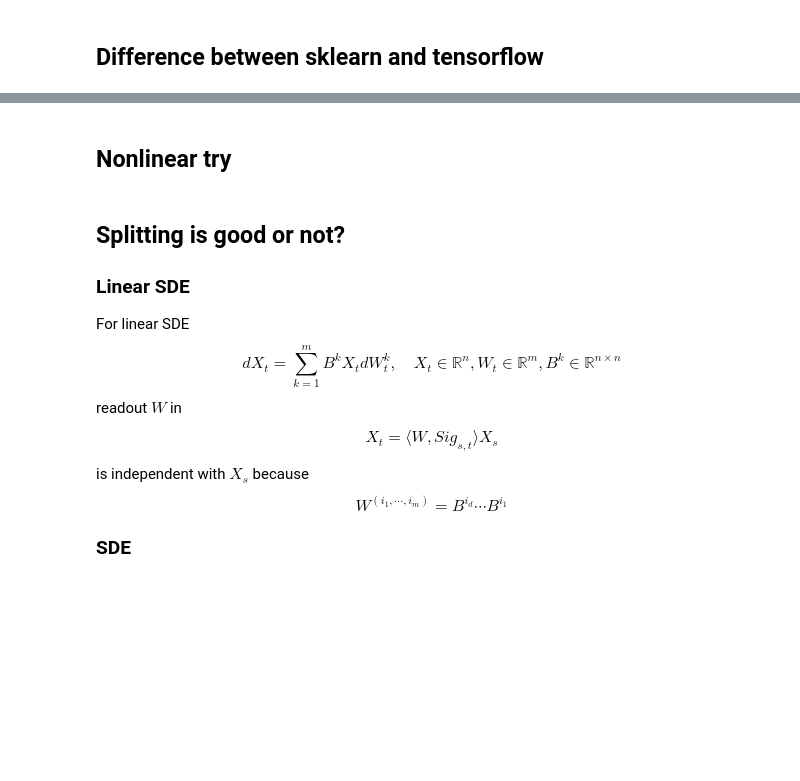
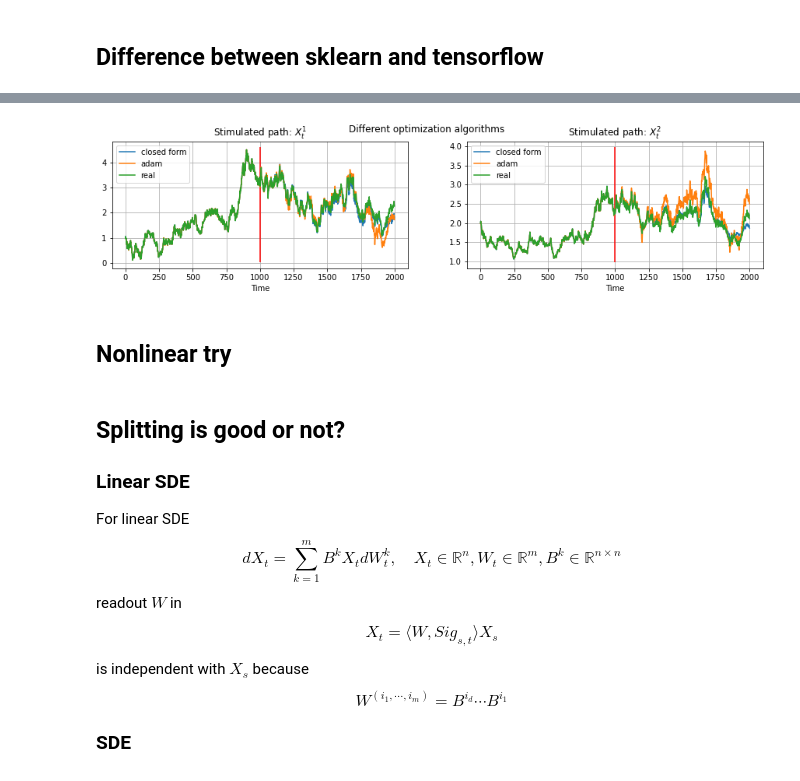
Before and after one commit to justinhou95/market_simulator, a Jupyter notebook: notebooks/resevoir4.ipynb, the cells around one changed output, grey strips where cells are left out. Saved outputs shown, nothing was run; the diff lists cells and outputs as text; code cells hidden in the pictures; blank space fills up the shorter version.

```diff
--- a/notebooks/resevoir4.ipynb
+++ b/notebooks/resevoir4.ipynb
@@ -428,3 +430,19 @@ plt.show()
+# %%
+f,p=plt.subplots(1,2,figsize=(15,3))
+for i in range(2):
+    p[i].plot(model0.predict(Res_split.X)[:,i])
+    p[i].plot(yall[:,i])
+    p[i].plot(Res_split.Y[:,i])
+    p[i].grid()
+    p[i].legend([ 'closed form',  'adam' , 'real'])
+    p[i].vlines(1000,yall[:,i].min()-0.1,yall[:,i].max()+0.1,'r')
+    p[i].set_xlabel('Time')
+p[0].title.set_text('Stimulated path: $X^{1}_{t}$')
+p[1].title.set_text('Stimulated path: $X^{2}_{t}$')
+plt.suptitle('Different optimization algorithms')
+plt.show()
+# %% [output]
+[figure, added]
 # %% [markdown]
 ## Nonlinear try
 # %%
```
Also changed, not shown: parts of 12 cells of this notebook, 23 other files.
